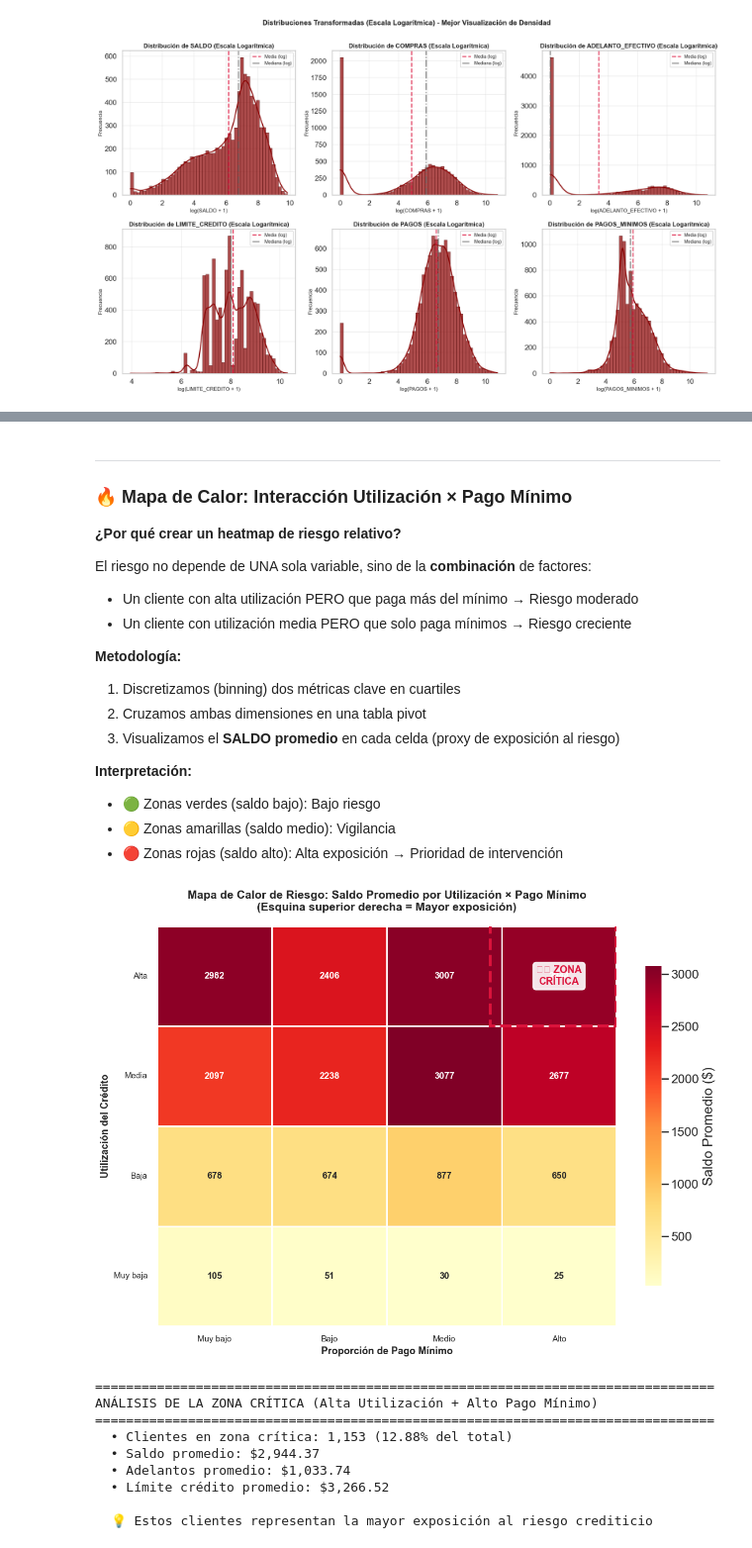
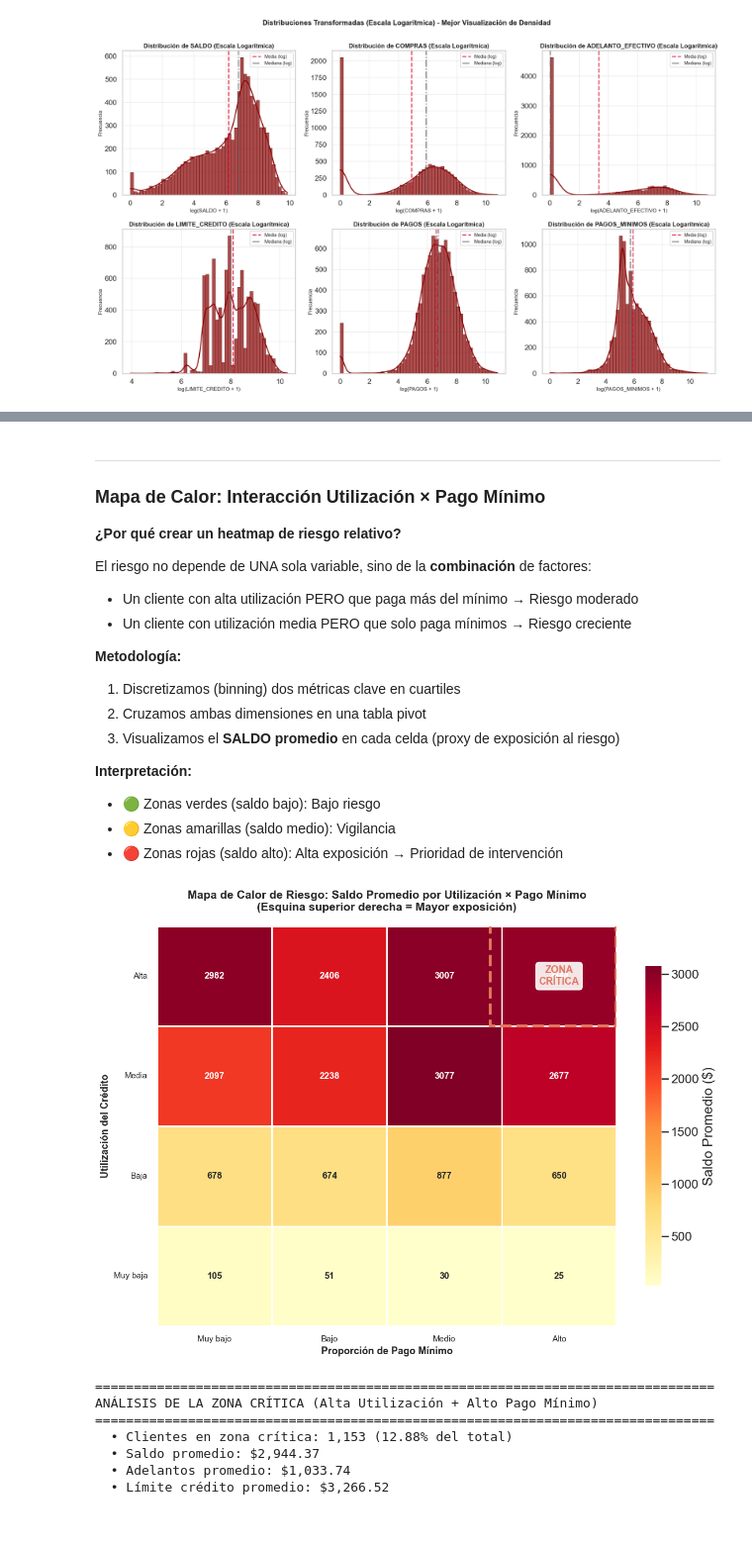
Before and after one commit to MrSpain2104/cluster, a Jupyter notebook: CC_GENERAL_analysis.ipynb, the cells around one changed output, grey strips where cells are left out. Shown at 99% size. Cells and saved outputs as stored; diff of their text form; code cells hidden in the pictures.

```diff
--- a/CC_GENERAL_analysis.ipynb
+++ b/CC_GENERAL_analysis.ipynb
@@ -884,7 +848,7 @@ DISTRIBUCIÓN DE CLIENTES POR NIVEL DE RIESGO
 # %% [markdown]
 ---
 
-### 🔥 Mapa de Calor: Interacción Utilización × Pago Mínimo
+### Mapa de Calor: Interacción Utilización × Pago Mínimo
 
 **¿Por qué crear un heatmap de riesgo relativo?**
 
@@ -933,36 +897,35 @@ sns.heatmap(pivot_riesgo, annot=True, fmt='.0f',
            cbar_kws={'label': 'Saldo Promedio ($)', 'shrink': 0.8},
            annot_kws={'fontsize': 12, 'fontweight': 'bold'})
 
 plt.title('Mapa de Calor de Riesgo: Saldo Promedio por Utilización × Pago Mínimo\n(Esquina superior derecha = Mayor exposición)',
          fontsize=15, fontweight='bold', pad=20)
 plt.xlabel('Proporción de Pago Mínimo', fontsize=13, fontweight='bold')
 plt.ylabel('Utilización del Crédito', fontsize=13, fontweight='bold')
 plt.xticks(rotation=0, fontsize=11)
 plt.yticks(rotation=0, fontsize=11)
 
 # Añadir anotación visual para la zona crítica
 plt.gca().add_patch(plt.Rectangle((2.9, -0.1), 1.1, 1.1, fill=False,
                                   edgecolor=PALETTE_ACCENT, linewidth=4, linestyle='--'))
-plt.text(3.5, 0.5, '⚠️ ZONA\nCRÍTICA', ha='center', va='center',
+plt.text(3.5, 0.5, 'ZONA\nCRÍTICA', ha='center', va='center',
         fontsize=13, fontweight='bold', color=PALETTE_ACCENT,
         bbox=dict(boxstyle='round', facecolor='white', alpha=0.9))
 
 plt.tight_layout()
 plt.show()
 
 # Análisis de la zona crítica
 zona_critica = df_eda[(df_eda['BIN_UTILIZACION'] == 'Alta') &
                       (df_eda['BIN_PAGO_MINIMO'] == 'Alto')]
 print('\n' + '='*80)
 print('ANÁLISIS DE LA ZONA CRÍTICA (Alta Utilización + Alto Pago Mínimo)')
 print('='*80)
 print(f'  • Clientes en zona crítica: {len(zona_critica):,} ({len(zona_critica)/len(df_eda)*100:.2f}% del total)')
 print(f'  • Saldo promedio: ${zona_critica["SALDO"].mean():,.2f}')
 print(f'  • Adelantos promedio: ${zona_critica["ADELANTO_EFECTIVO"].mean():,.2f}')
 print(f'  • Límite crédito promedio: ${zona_critica["LIMITE_CREDITO"].mean():,.2f}')
-print(f'\n  💡 Estos clientes representan la mayor exposición al riesgo crediticio')
 # %% [output]
-[figure, old version]
+[figure, new version]
 ================================================================================
 ANÁLISIS DE LA ZONA CRÍTICA (Alta Utilización + Alto Pago Mínimo)
 ================================================================================
@@ -970,6 +933,4 @@ ANÁLISIS DE LA ZONA CRÍTICA (Alta Utilización + Alto Pago Mínimo)
   • Saldo promedio: $2,944.37
   • Adelantos promedio: $1,033.74
   • Límite crédito promedio: $3,266.52
-
-  💡 Estos clientes representan la mayor exposición al riesgo crediticio
 # %% [markdown]
```
Also changed, not shown: parts of 32 cells of this notebook.
